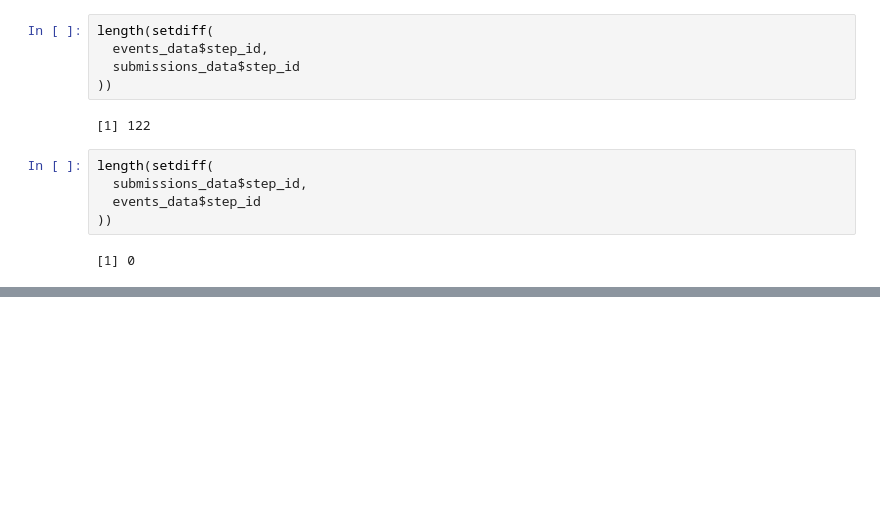
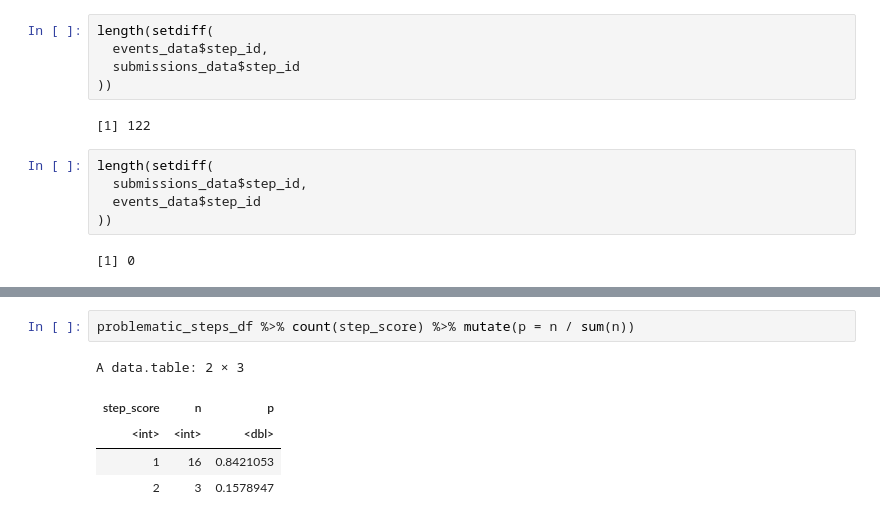
Before and after one commit to Safonovanastya87/stepik-product-analytics-completion-risk-ml, a Jupyter notebook: notebooks/eda-problematic-steps-and-user-behavior-analysis.ipynb, the cells around one changed output, grey strips where cells are left out. Saved outputs shown, nothing was run; the diff lists cells and outputs as text; blank space fills up the shorter version.

```diff
--- a/notebooks/eda-problematic-steps-and-user-behavior-analysis.ipynb
+++ b/notebooks/eda-problematic-steps-and-user-behavior-analysis.ipynb
@@ -793,0 +803,8 @@ Warning message:
+# %%
+problematic_steps_df %>% count(step_score) %>% mutate(p = n / sum(n))
+# %% [output]
+A data.table: 2 × 3
+| step_score | n | p |
+| <int> | <int> | <dbl> |
+| 1 | 16 | 0.8421053 |
+| 2 | 3 | 0.1578947 |
```
Also changed, not shown: parts of 28 cells of this notebook.
